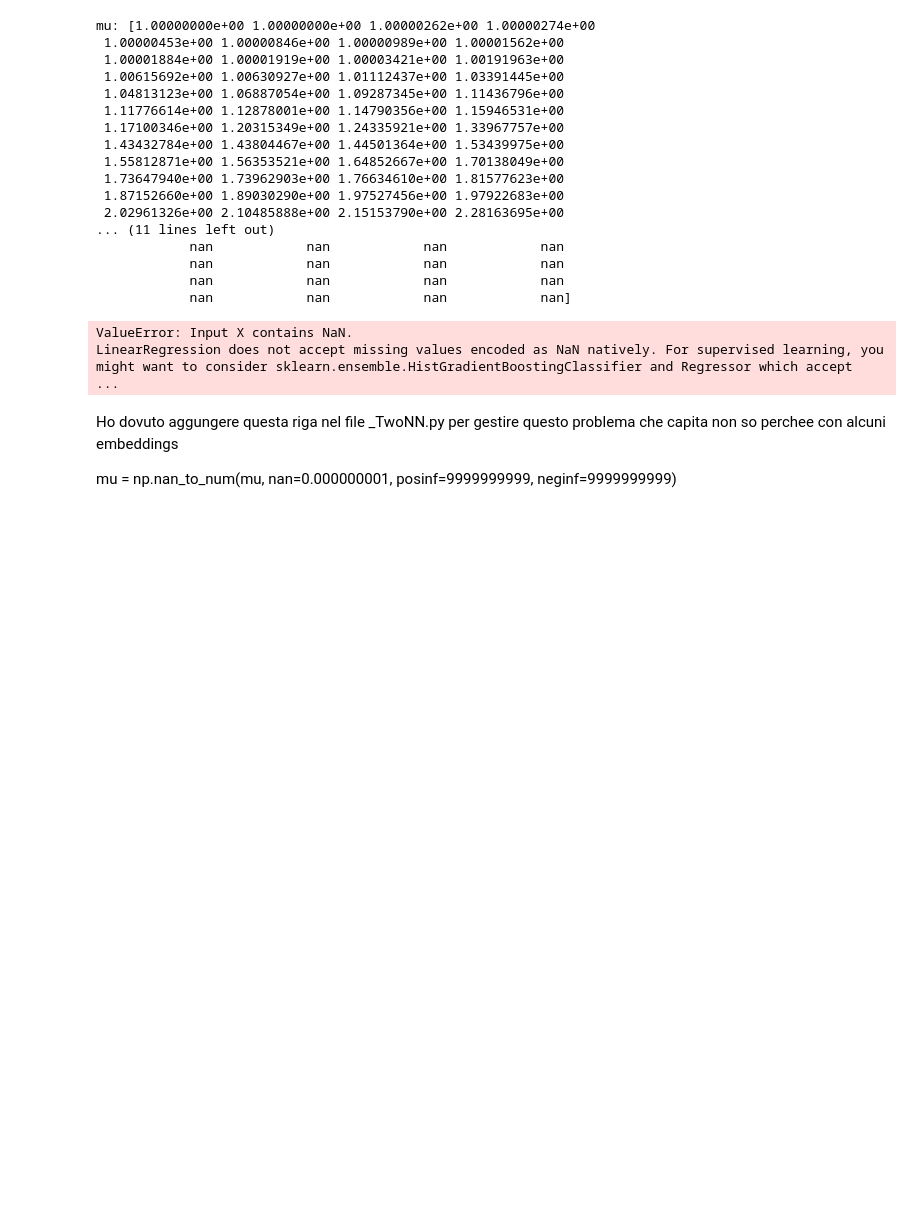
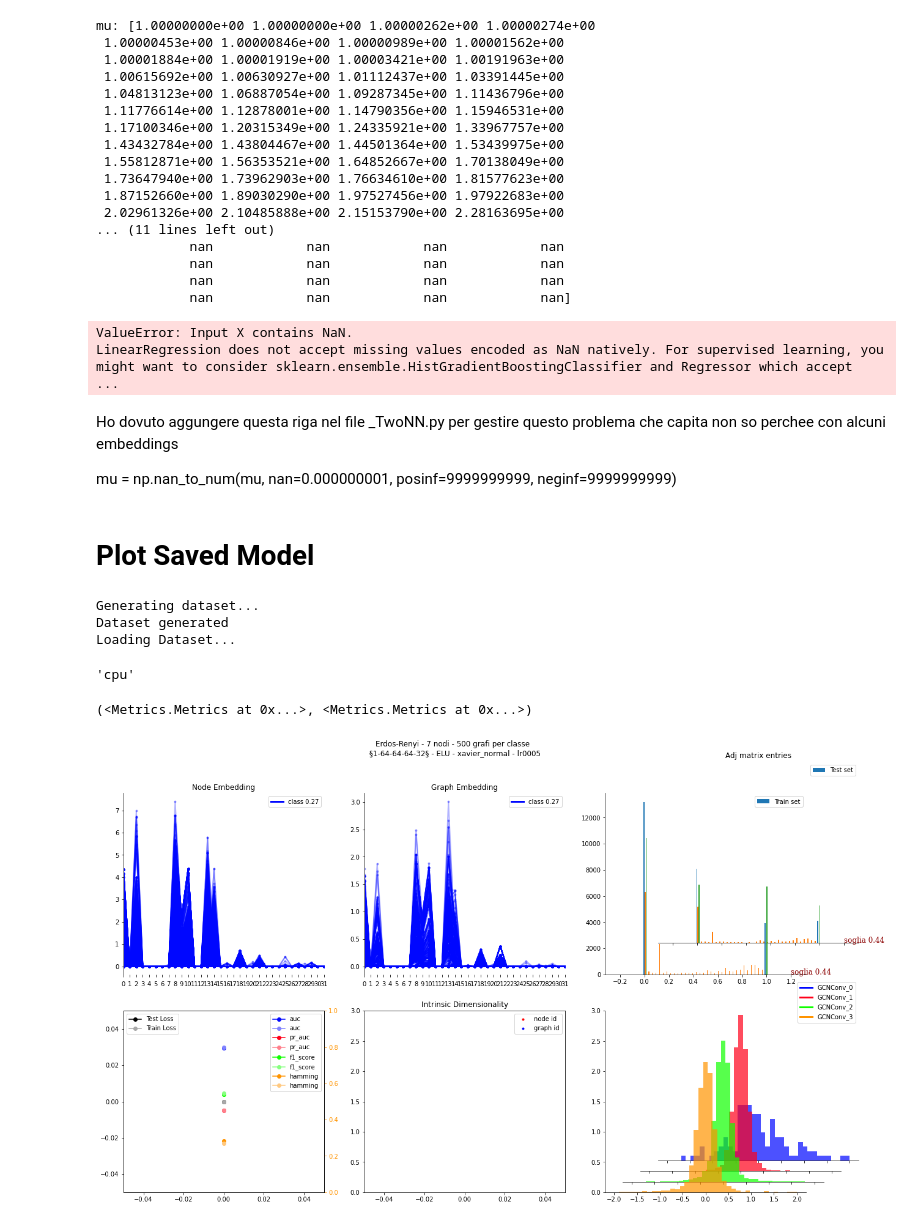
Before and after one commit to dandarm/Embednet, a Jupyter notebook: Utils.ipynb, the cells around one changed output. Cells and saved outputs as stored; diff of their text form; code cells hidden in the pictures; blank space fills up the shorter version.

```diff
--- a/Utils.ipynb
+++ b/Utils.ipynb
@@ -100,3 +100,5 @@ LinearRegression does not accept missing values encoded as NaN natively. For sup
 Ho dovuto aggungere questa riga nel file _TwoNN.py per gestire questo problema che capita non so perchee con alcuni embeddings
 
 mu = np.nan_to_num(mu, nan=0.000000001, posinf=9999999999, neginf=9999999999)
+# %% [markdown]
+# Plot Saved Model
@@ -102,0 +137,37 @@ mu = np.nan_to_num(mu, nan=0.000000001, posinf=9999999999, neginf=9999999999)
+# %%
+# recupera la configurazione con cui è stato salvato il modello
+config_class, diz_trials = get_diz_trials("configurations/Final1_4modelloading.yml")
+#gc = GridConfigurations(config_class, diz_trials)
+#gc.make_configs()
+#config_class = gc.configs[0]
+
+trainer = Trainer_Autoencoder(config_class, rootsave=Path("output_plots/autoencoder/7/"))
+path = "output_plots/autoencoder/7/best-Grafi-ER________Classi4_nodi10_________grafiXtipo3____AE_CM__layers§1-64-64-64-32§__ELU__btchnrmSI__-xavier_normal_lr00001_ADAM/model"
+path = "output_plots/autoencoder/7/Grafi-ER________Classi4_nodi10_________grafiXtipo3____AE_CM__layers§1-64-64-64-32§__ELU__btchnrmSI__-xavier_normal_lr00002_ADAM/model"
+path = "output_plots/autoencoder/7/1_Grafi-ER________Classi4_nodi10_________grafiXtipo3____AE_CM__layers§1-64-64-64-32§__ELU__grphnorm__-xavier_normal_lr0001_SGD/model"
+#trainer.init_all(path)
+
+model = trainer.init_GCN()
+model.load_state_dict(torch.load(path))
+model.eval()
+trainer.model = model
+trainer.model.to(trainer.device)
+trainer.embedding_dimension = trainer.model.convs[-1].out_channels
+
+trainer.init_dataset()
+trainer.load_dataset(trainer.gg.dataset)
+# %% [output]
+Generating dataset...
+Dataset generated
+Loading Dataset...
+# %%
+next(trainer.model.parameters()).is_cuda
+device="cpu"
+trainer.device #dataset.dataset_pyg[0].device
+# %% [output]
+'cpu'
+# %%
+trainer.produce_traning_snapshot(0, 0, False, [], unico_plot=True, notsave=True)
+# %% [output]
+(<Metrics.Metrics at 0x...>, <Metrics.Metrics at 0x...>)
+[figure, added]
```
Also changed, not shown: parts of 21 cells of this notebook, 14 other files.
